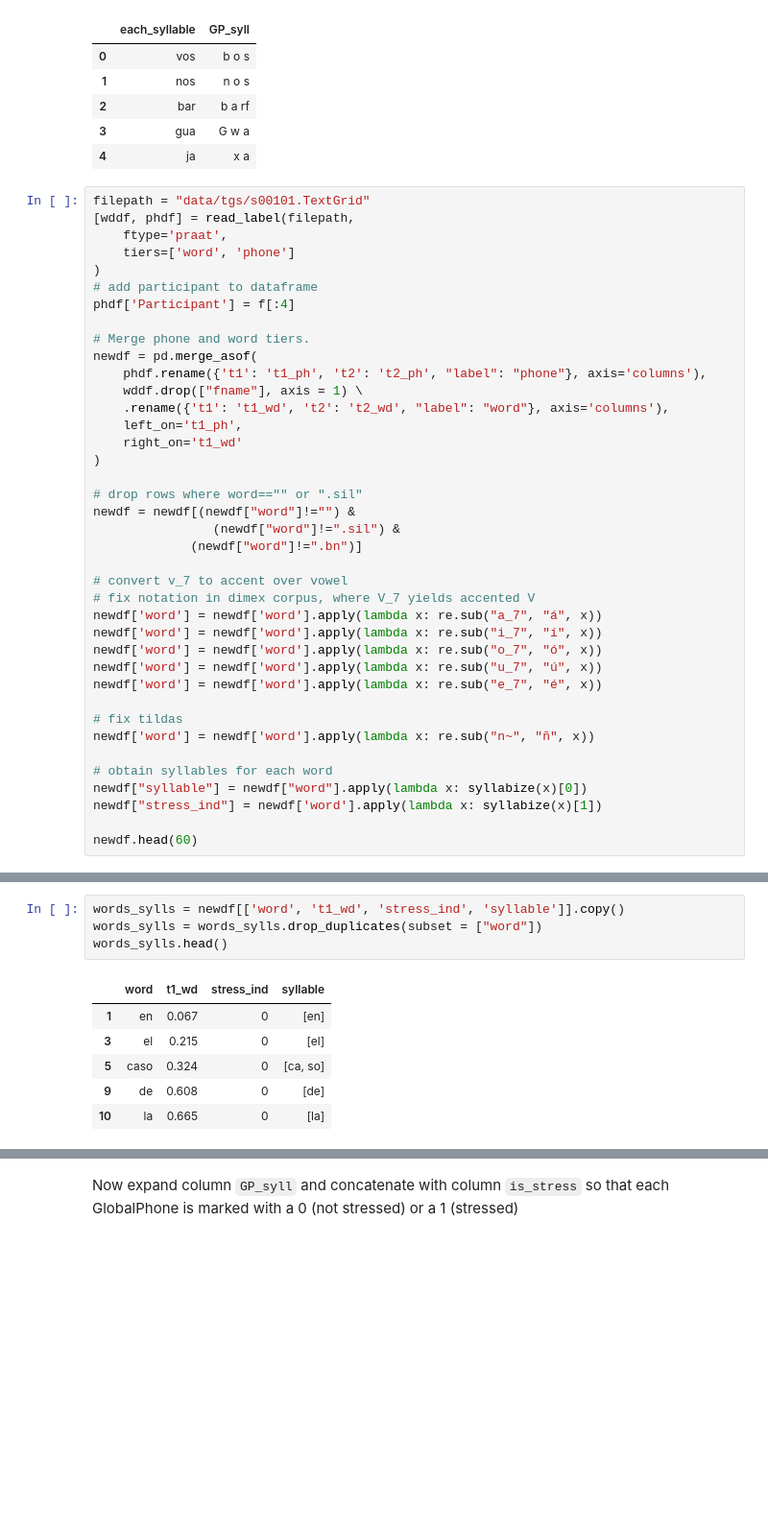
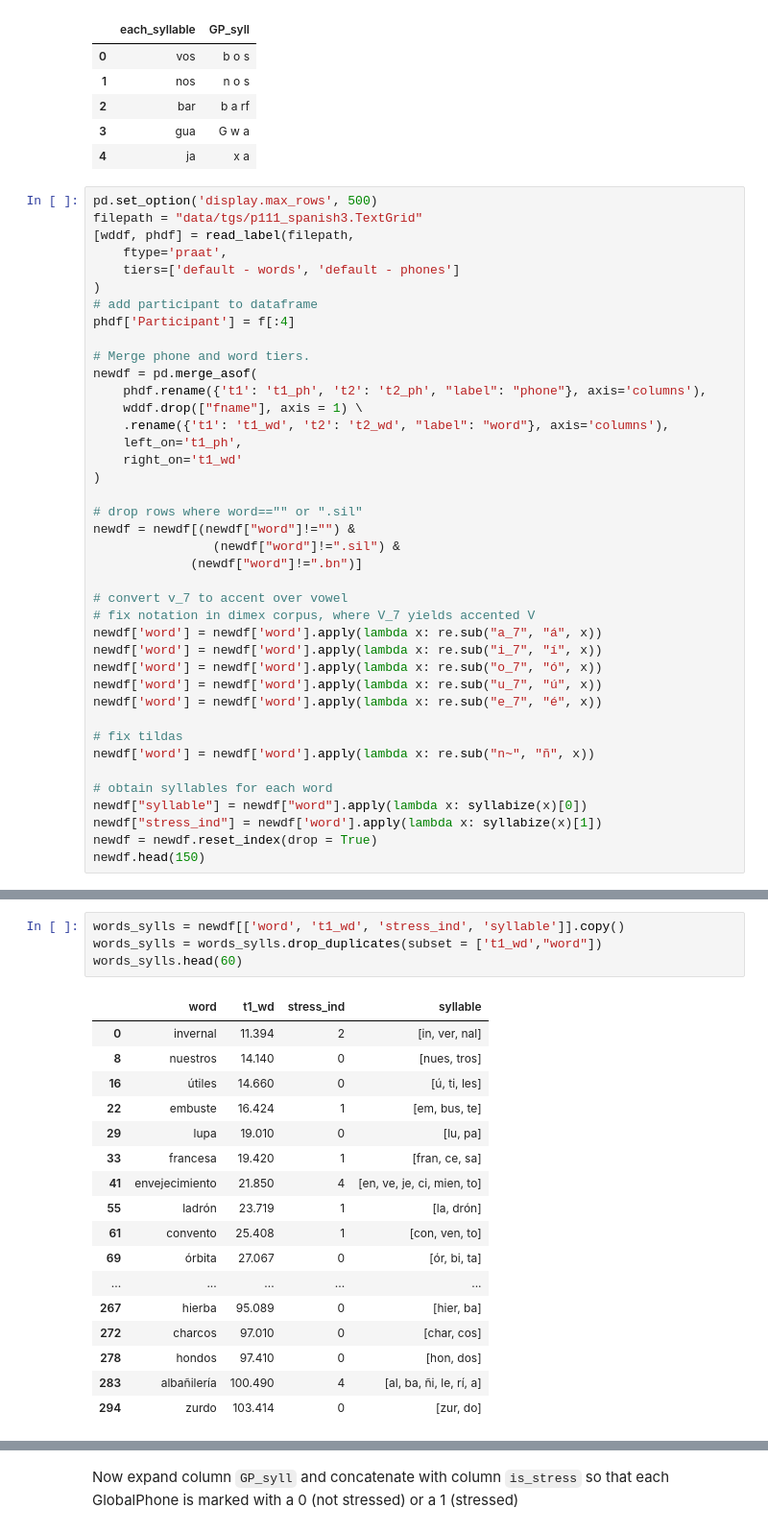
Before and after one commit to anniehelms/vsa_langdom, a Jupyter notebook: 01_stress.ipynb, the cells around one changed output, grey strips where cells are left out. Shown: that part at 96% size. Saved outputs shown, nothing was run; the diff lists cells and outputs as text; blank space fills up the shorter version.

```diff
--- a/01_stress.ipynb
+++ b/01_stress.ipynb
@@ -142,10 +142,11 @@ syllable_dictionary.head()
 | 3 | gua | G w a |
 | 4 | ja | x a |
 # %%
-filepath = "data/tgs/s00101.TextGrid"
+pd.set_option('display.max_rows', 500)
+filepath = "data/tgs/p111_spanish3.TextGrid"
 [wddf, phdf] = read_label(filepath,
     ftype='praat',
-    tiers=['word', 'phone']
+    tiers=['default - words', 'default - phones']
 )
 # add participant to dataframe
 phdf['Participant'] = f[:4]
@@ -178,6 +179,6 @@ newdf['word'] = newdf['word'].apply(lambda x: re.sub("n~", "ñ", x))
 # obtain syllables for each word
 newdf["syllable"] = newdf["word"].apply(lambda x: syllabize(x)[0])
 newdf["stress_ind"] = newdf['word'].apply(lambda x: syllabize(x)[1])
-
-newdf.head(60)
+newdf = newdf.reset_index(drop = True)
+newdf.head(150)
 # %% [output]
@@ -201,14 +203,25 @@ newdf.head(60)
 # %%
 words_sylls = newdf[['word', 't1_wd', 'stress_ind', 'syllable']].copy()
-words_sylls = words_sylls.drop_duplicates(subset = ["word"])
-words_sylls.head()
+words_sylls = words_sylls.drop_duplicates(subset = ['t1_wd',"word"])
+words_sylls.head(60)
 # %% [output]
 |  | word | t1_wd | stress_ind | syllable |
-| 1 | en | 0.067 | 0 | [en] |
-| 3 | el | 0.215 | 0 | [el] |
-| 5 | caso | 0.324 | 0 | [ca, so] |
-| 9 | de | 0.608 | 0 | [de] |
-| 10 | la | 0.665 | 0 | [la] |
+| 0 | invernal | 11.394 | 2 | [in, ver, nal] |
+| 8 | nuestros | 14.140 | 0 | [nues, tros] |
+| 16 | útiles | 14.660 | 0 | [ú, ti, les] |
+| 22 | embuste | 16.424 | 1 | [em, bus, te] |
+| 29 | lupa | 19.010 | 0 | [lu, pa] |
+| 33 | francesa | 19.420 | 1 | [fran, ce, sa] |
+| 41 | envejecimiento | 21.850 | 4 | [en, ve, je, ci, mien, to] |
+| 55 | ladrón | 23.719 | 1 | [la, drón] |
+| 61 | convento | 25.408 | 1 | [con, ven, to] |
+| 69 | órbita | 27.067 | 0 | [ór, bi, ta] |
+| ... | ... | ... | ... | ... |
+| 267 | hierba | 95.089 | 0 | [hier, ba] |
+| 272 | charcos | 97.010 | 0 | [char, cos] |
+| 278 | hondos | 97.410 | 0 | [hon, dos] |
+| 283 | albañilería | 100.490 | 4 | [al, ba, ñi, le, rí, a] |
+| 294 | zurdo | 103.414 | 0 | [zur, do] |
 # %%
 syll_cols = pd.DataFrame({'word':np.repeat(words_sylls.word.values, words_sylls.syllable.str.len()),
                           'stress_ind': np.repeat(words_sylls.stress_ind.values, words_sylls.syllable.str.len()),
```
Also changed, not shown: parts of 13 cells of this notebook.
